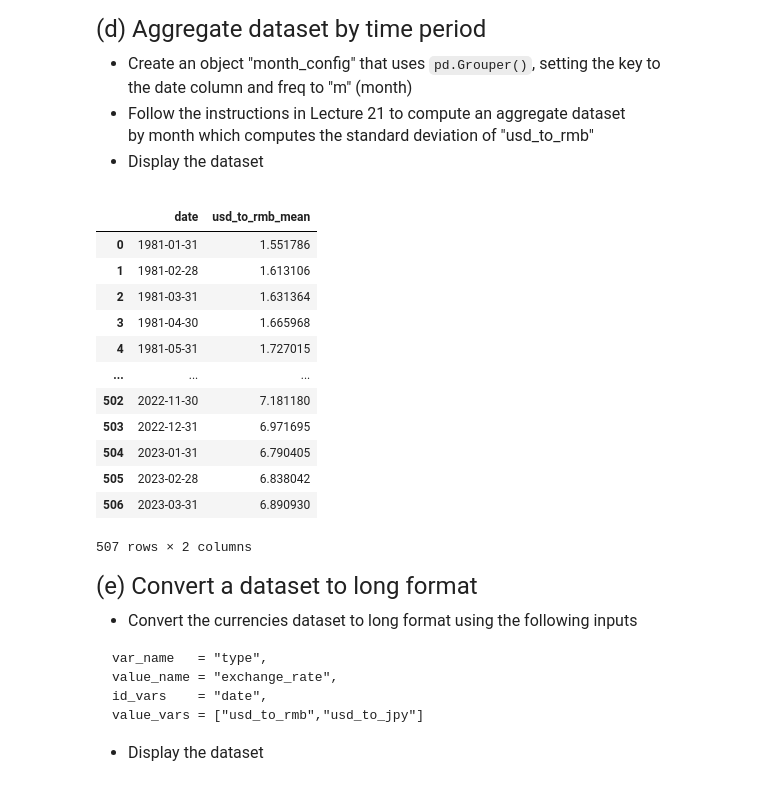
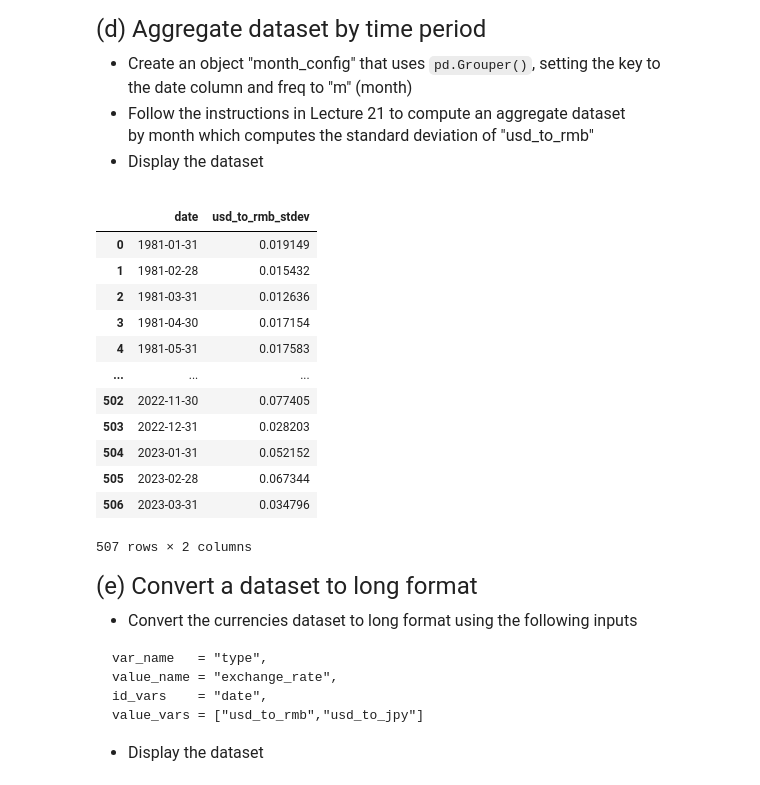
Before and after one commit to JeffreyZhous/qtm151spring2024, a Jupyter notebook: assignment10/assignment10.ipynb, the cells around one changed output. Cells and saved outputs as stored; diff of their text form; code cells hidden in the pictures.

```diff
--- a/assignment10/assignment10.ipynb
+++ b/assignment10/assignment10.ipynb
@@ -46,11 +46,6 @@ Lecture 20 and 22.
 # %%
 # Write your own code
 exchange = pd.read_csv("data_raw/exchangerates.csv")
-
-exchange["date"] = pd.to_datetime(exchange["date_string"])
-exchange["year_string"] = exchange["date"].dt.strftime("%Y")
-exchange["month_string"] = exchange["date"].dt.strftime("%m")
-exchange["day_string"] = exchange["date"].dt.strftime("%d")
-
+exchange["date"] = pd.to_datetime(exchange["date_string"], format = "%Y, %A, %b %d")
 exchange
 # %% [output]
@@ -143,36 +138,36 @@ by month which computes the standard deviation of "usd_to_rmb"
 # %%
 # Write your own code
 # In "freq" specify the letter for the level of aggregation
 # year (y), month (m), week (w), day(d)
 # There are also more advanced options! See documentation
 
 month_config = pd.Grouper(key='date', freq='m')
 
 # Group on the period column
 # We use a wrapper () to split the command into multiple lines
 # The ".reset_index()" option ensures that the grouper is
 # converted to a column. This is important for plotting.
 # There's a lot of options to
 
 monthlydata = (exchange
                .groupby(month_config)
-               .agg(usd_to_rmb_mean = ("usd_to_rmb","mean"))
+               .agg(usd_to_rmb_stdev = ("usd_to_rmb","std"))
                .reset_index())
 
 monthlydata
 # %% [output]
-|  | date | usd_to_rmb_mean |
-| 0 | 1981-01-31 | 1.551786 |
-| 1 | 1981-02-28 | 1.613106 |
-| 2 | 1981-03-31 | 1.631364 |
-| 3 | 1981-04-30 | 1.665968 |
-| 4 | 1981-05-31 | 1.727015 |
+|  | date | usd_to_rmb_stdev |
+| 0 | 1981-01-31 | 0.019149 |
+| 1 | 1981-02-28 | 0.015432 |
+| 2 | 1981-03-31 | 0.012636 |
+| 3 | 1981-04-30 | 0.017154 |
+| 4 | 1981-05-31 | 0.017583 |
 | ... | ... | ... |
-| 502 | 2022-11-30 | 7.181180 |
-| 503 | 2022-12-31 | 6.971695 |
-| 504 | 2023-01-31 | 6.790405 |
-| 505 | 2023-02-28 | 6.838042 |
-| 506 | 2023-03-31 | 6.890930 |
+| 502 | 2022-11-30 | 0.077405 |
+| 503 | 2022-12-31 | 0.028203 |
+| 504 | 2023-01-31 | 0.052152 |
+| 505 | 2023-02-28 | 0.067344 |
+| 506 | 2023-03-31 | 0.034796 |
 507 rows × 2 columns
 # %% [markdown]
 <font size = "5">
```
Also changed, not shown: parts of 3 cells of this notebook, 3 other files.
